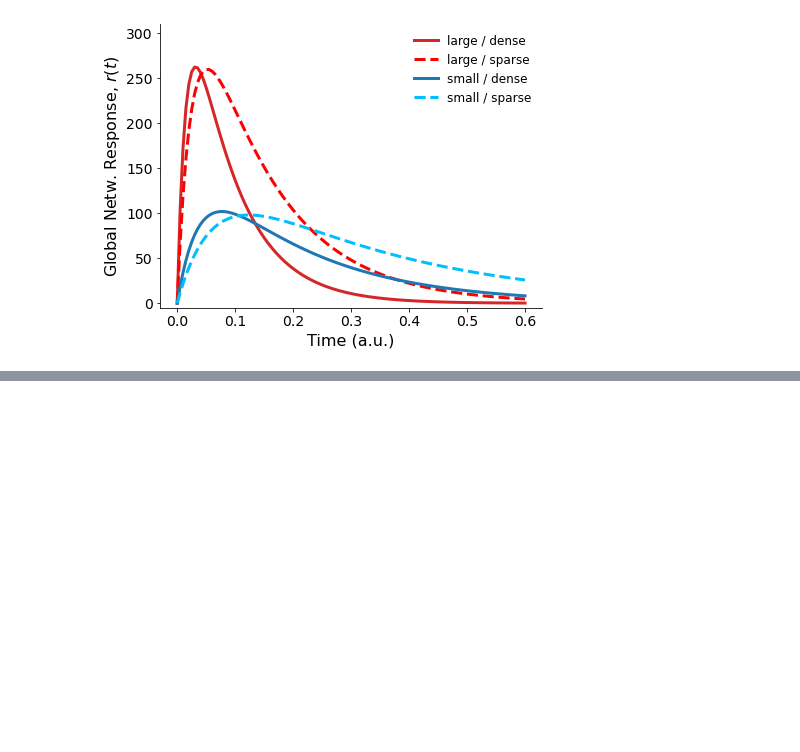
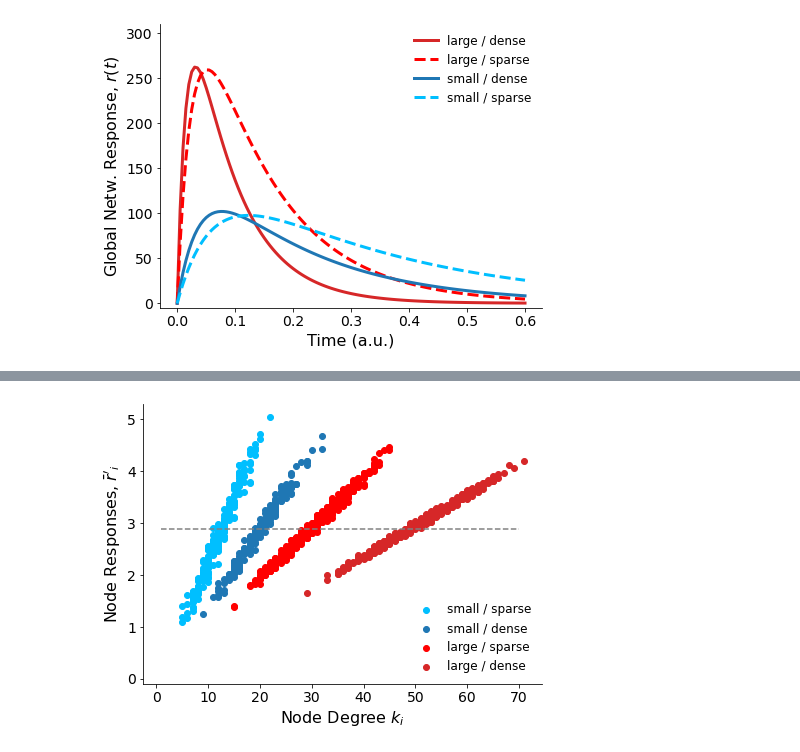
Before and after one commit to mb-BCA/SiReNetA_Tutorials, a Jupyter notebook: Notebooks_Tutorials/4.1_UseCase_CompareNets_Part1.ipynb, the cells around one changed output, grey strips where cells are left out. Cells and saved outputs as stored; diff of their text form; code cells hidden in the pictures; blank space fills up the shorter version.

```diff
--- a/Notebooks_Tutorials/4.1_UseCase_CompareNets_Part1.ipynb
+++ b/Notebooks_Tutorials/4.1_UseCase_CompareNets_Part1.ipynb
@@ -393,20 +432,37 @@ ntotnoderesp4 = sna.AreaUnderCurve(nnoderesp4, dt)
+# %%
+# Extract the node response curves
+nr_nodes1 = sna.NodeResponses(nR1)[0]
+nr_nodes2 = sna.NodeResponses(nR2)[0]
+nr_nodes3 = sna.NodeResponses(nR3)[0]
+nr_nodes4 = sna.NodeResponses(nR4)[0]
+
+# Integrate the node responses over time
+ntotr_nodes1 = sna.AreaUnderCurve(nr_nodes1, ndt)
+ntotr_nodes2 = sna.AreaUnderCurve(nr_nodes2, ndt)
+ntotr_nodes3 = sna.AreaUnderCurve(nr_nodes3, ndt)
+ntotr_nodes4 = sna.AreaUnderCurve(nr_nodes4, ndt)
 # %%
-# Plot the (input) degree - node response relations
+# Plot the degree - node response relations
 plt.figure()
 ax = plt.axes()
 ax.spines[['top','right']].set_visible(False)
 
-maxylim = max( ntotnoderesp1.max(),ntotnoderesp2.max(),ntotnoderesp3.max(),ntotnoderesp4.max() )
+plt.scatter(indeg1, ntotr_nodes1, c=cols[0], label='small / sparse')
+plt.scatter(indeg2, ntotr_nodes2, c=cols[1], label='small / dense')
+plt.scatter(indeg3, ntotr_nodes3, c=cols[2], label='large / sparse')
+plt.scatter(indeg4, ntotr_nodes4, c=cols[3], label='large / dense')
 
-plt.scatter(indeg1, ntotnoderesp1, c=cols[0], label='small - sparse')
-plt.scatter(indeg2, ntotnoderesp2, c=cols[1], label='small - dense')
-plt.scatter(indeg3, ntotnoderesp3, c=cols[2], label='large - sparse')
-plt.scatter(indeg4, ntotnoderesp4, c=cols[3], label='large - dense')
+avntotr = mean( (ntotr_nodes1.mean(), ntotr_nodes4.mean(), ntotr_nodes4.mean(), ntotr_nodes4.mean()) )
+plt.plot((1,70),(avntotr,avntotr), '--', color='gray')
 
+maxylim = max( ntotr_nodes1.max(),ntotr_nodes2.max(),ntotr_nodes3.max(),ntotr_nodes4.max() )
 plt.ylim(-0.02*maxylim, 1.05*maxylim)
+
 plt.tick_params( labelsize=14 )
-plt.xlabel( 'Node (in-)Degree ', fontsize=16 )
-plt.ylabel( 'Node (in-)Responses', fontsize=16 )
+plt.xlabel( 'Node Degree $k_i$', fontsize=16 )
+plt.ylabel( "Node Responses, $\\bar{r}'_i$", fontsize=16 )
 
 plt.legend( frameon=False, fontsize=12 )
 plt.tight_layout()
+# %% [output]
+[figure, added]
```
Also changed, not shown: parts of 24 cells of this notebook.
